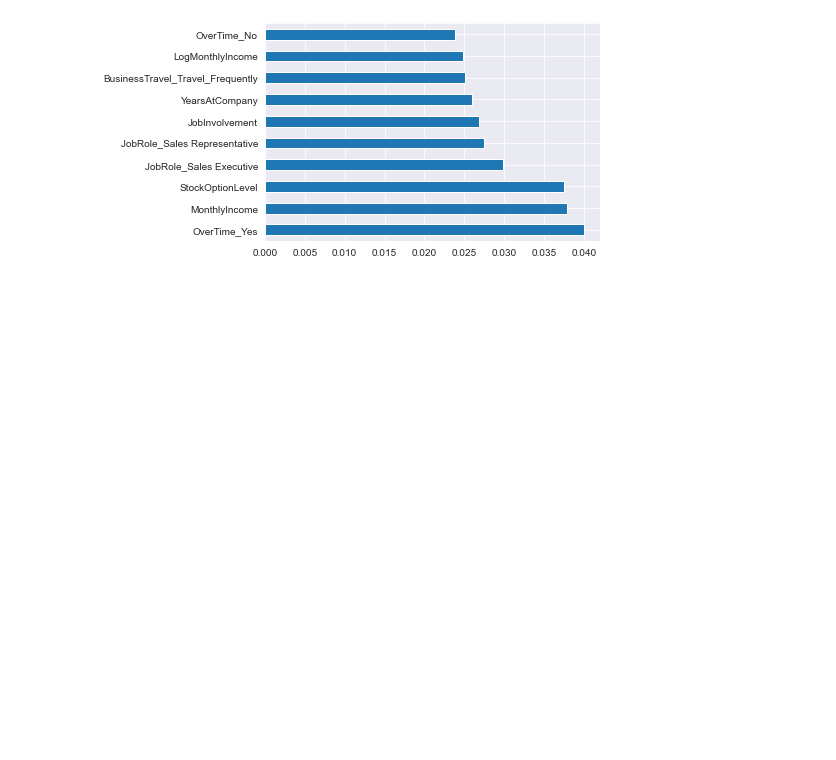
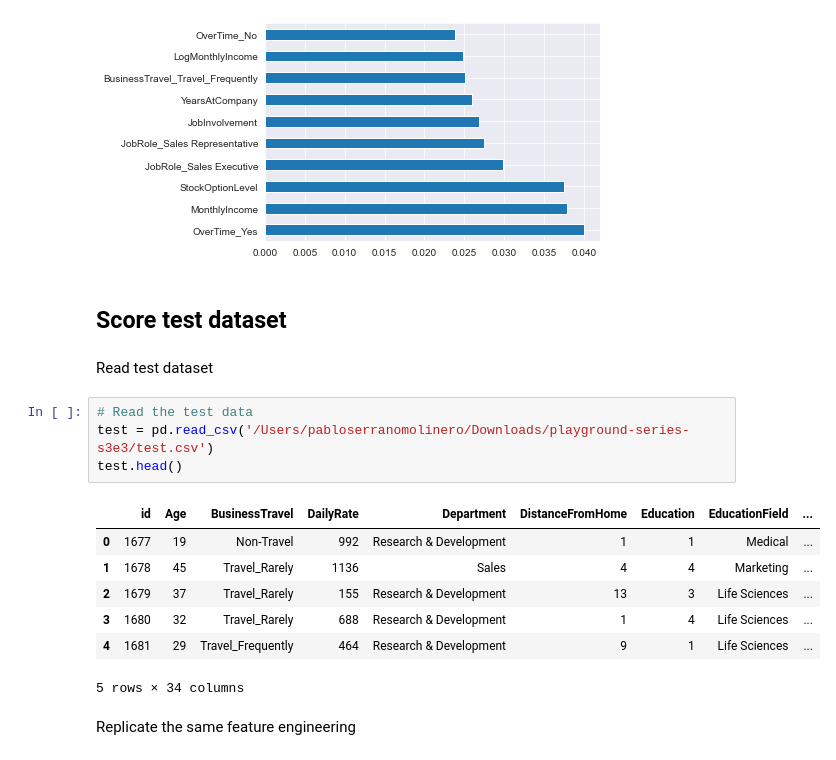
Before and after one commit to drjpeibol/Kaggle-Tabular-Series-S3E3, a Jupyter notebook: Code/playground_series_S3E3.ipynb, the cells around one changed output. Drawn from its saved outputs; the diff is of its cells as text; blank space fills up the shorter version.

```diff
--- a/Code/playground_series_S3E3.ipynb
+++ b/Code/playground_series_S3E3.ipynb
@@ -383,3 +383,21 @@ feat_importances.nlargest(10).plot(kind='barh')
 # %% [output]
 <AxesSubplot:>
 [figure]
+# %% [markdown]
+## Score test dataset
+# %% [markdown]
+Read test dataset
+# %%
+# Read the test data
+test = pd.read_csv('/Users/pabloserranomolinero/Downloads/playground-series-s3e3/test.csv')
+test.head()
+# %% [output]
+|  | id | Age | BusinessTravel | DailyRate | Department | DistanceFromHome | Education | EducationField | ... |
+| 0 | 1677 | 19 | Non-Travel | 992 | Research & Development | 1 | 1 | Medical | ... |
+| 1 | 1678 | 45 | Travel_Rarely | 1136 | Sales | 4 | 4 | Marketing | ... |
+| 2 | 1679 | 37 | Travel_Rarely | 155 | Research & Development | 13 | 3 | Life Sciences | ... |
+| 3 | 1680 | 32 | Travel_Rarely | 688 | Research & Development | 1 | 4 | Life Sciences | ... |
+| 4 | 1681 | 29 | Travel_Frequently | 464 | Research & Development | 9 | 1 | Life Sciences | ... |
+5 rows × 34 columns
+# %% [markdown]
+Replicate the same feature engineering
```
Also changed, not shown: parts of 5 cells of this notebook, 1 other file.
